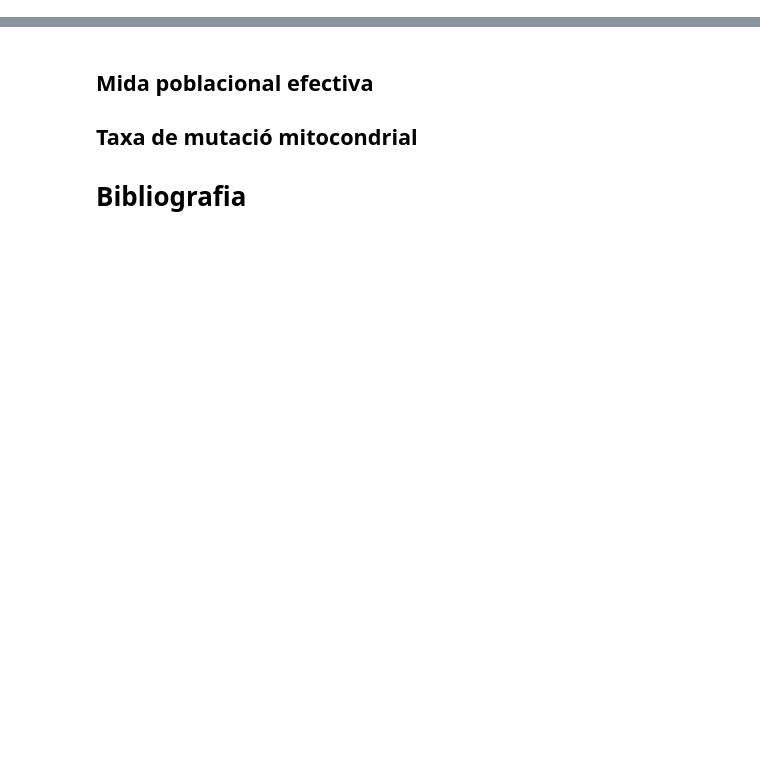
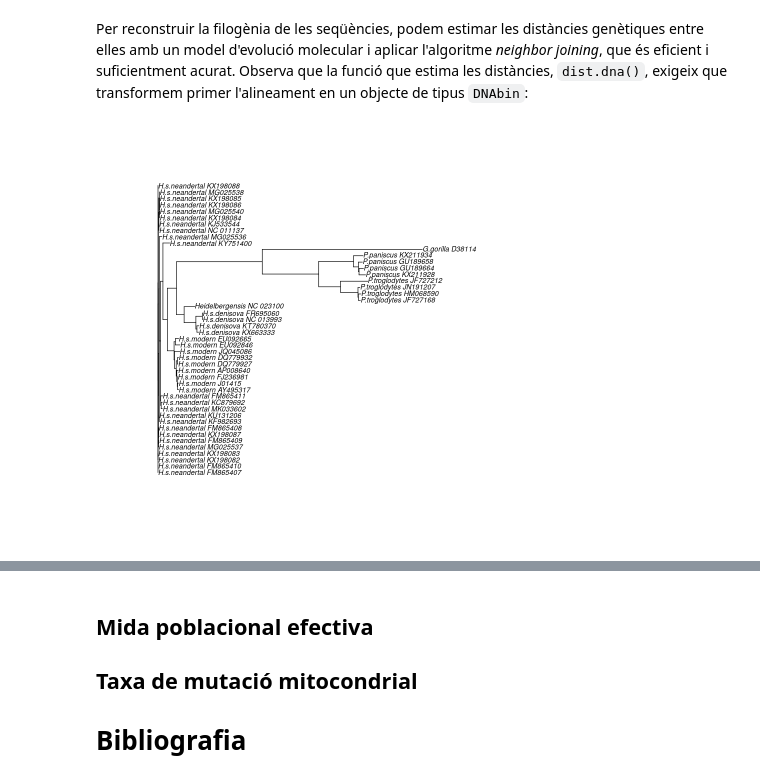
Before and after one commit to celiaferriol/PTE_33056, a Jupyter notebook: P4.Rellotge_molecular/Guio.ipynb, the cells around one changed output, grey strips where cells are left out. Saved outputs shown, nothing was run; the diff lists cells and outputs as text; code cells hidden in the pictures; blank space fills up the shorter version.

```diff
--- a/P4.Rellotge_molecular/Guio.ipynb
+++ b/P4.Rellotge_molecular/Guio.ipynb
@@ -27,0 +31,9 @@ Igual que en la pràctica anterior, el bloc de codi següent carrega l'alineamen
+# %% [markdown]
+Per reconstruir la filogènia de les seqüències, podem estimar les distàncies genètiques entre elles amb un model d'evolució molecular i aplicar l'algoritme *neighbor joining*, que és eficient i suficientment acurat. Observa que la funció que estima les distàncies, `dist.dna()`, exigeix que transformem primer l'alineament en un objecte de tipus `DNAbin`:
+# %%
+mtDNAb <- as.DNAbin(mtDNA)
+distancies <- dist.dna(mtDNAb, model = 'K81')
+arbre <- NJ(distancies)
+plot(arbre, cex = 0.7)
+# %% [output]
+[figure, added]
```
Also changed, not shown: parts of 11 cells of this notebook, 2 other files.
